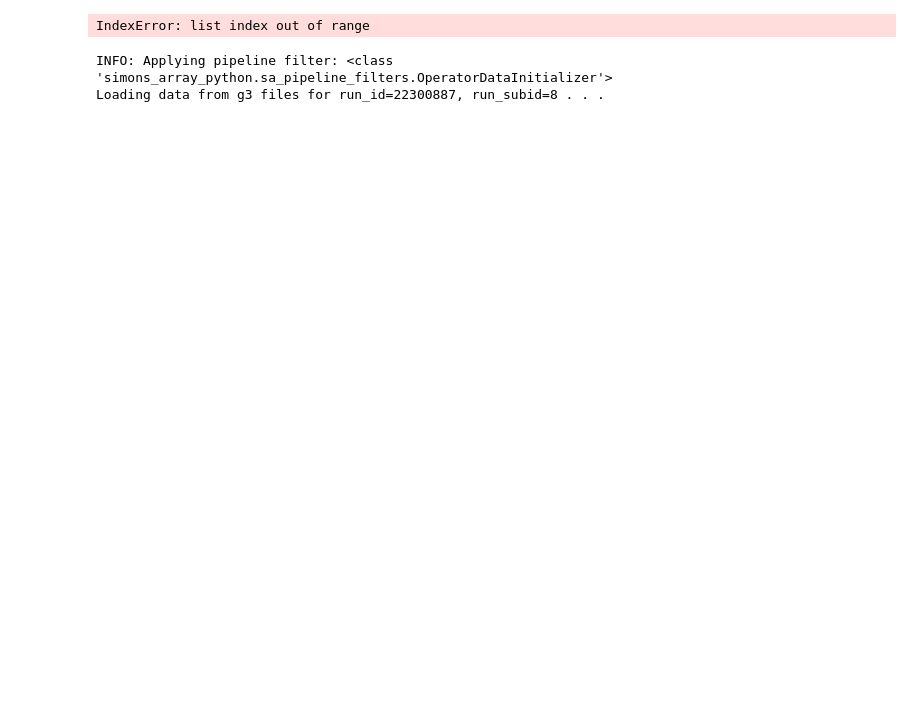
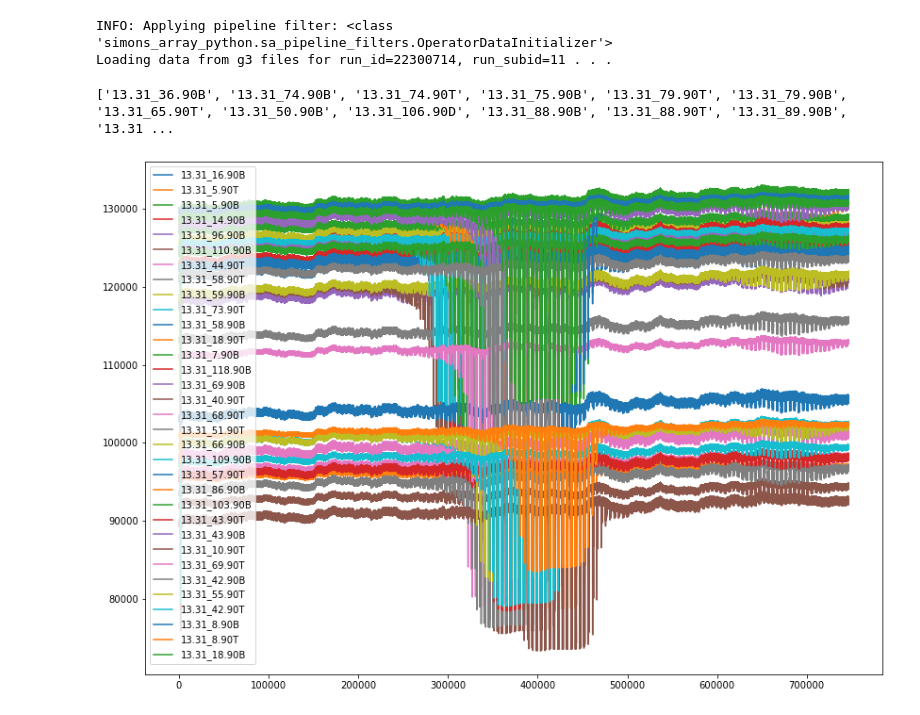
Before and after one commit to catyz/maps, a Jupyter notebook: demod_test.ipynb, the cells around one changed output. Drawn from its saved outputs; the diff is of its cells as text; code cells hidden in the pictures; blank space fills up the shorter version.

```diff
--- a/demod_test.ipynb
+++ b/demod_test.ipynb
@@ -31,10 +48,10 @@ for obs in sa_data.obs:
 %%capture
 pi = sa_pi.InputLevel0CachedByObsID(
     all_detectors = obs.detectors,
-    n_per_cache = 1,
+    n_per_cache = 100,
     readout_phase = 'I',
     load_slowdaq = False,
-    load_hwp = True,
+    load_hwp = False,
     load_dets = True,
     load_g3 = True,
     load_gcp = True,
@@ -44,14 +61,29 @@ pi = sa_pi.InputLevel0CachedByObsID(
 )
 
 sa_operator_stack = sa_pf.OperatorComposite(
-    sa_hwp.HWPAngleCalculator(encoder_reference_angle=0),
+#     sa_hwp.HWPSignalFilter(demod_modes=[0, 4], decimate_factor=1),
+#     sa_hwp.HWPAngleCalculator(encoder_reference_angle=0),
+#     sa_pf.OperatorRemoveTODMean(),
     sa_pf.OperatorDataInitializer(pi),
 )
 sa_operator_stack.exec(sa_data)
 # %% [output]
-IndexError: list index out of range
+INFO: Applying pipeline filter: <class 'simons_array_python.sa_pipeline_filters.OperatorDataInitializer'>
+Loading data from g3 files for run_id=22300714, run_subid=11 . . .
-INFO: Applying pipeline filter: <class 'simons_array_python.sa_pipeline_filters.OperatorDataInitializer'>
-Loading data from g3 files for run_id=22300887, run_subid=8 . . .
 # %%
 tod = sa_data.obs[0].tod_list[0]
+# %%
+bad = []
+plt.figure(figsize=(14,10))
+for det in obs.detectors:
+    raw = tod.read(f'{det}-I')
+    if raw is None:
+        bad.append(str(det))
+        continue
+    plt.plot(raw, label=f'{det}')
+plt.legend(loc='upper left')
+print(bad)
+# %% [output]
+['13.31_36.90B', '13.31_74.90B', '13.31_74.90T', '13.31_75.90B', '13.31_79.90T', '13.31_79.90B', '13.31_65.90T', '13.31_50.90B', '13.31_106.90D', '13.31_88.90B', '13.31_88.90T', '13.31_89.90B', '13.31 ...
+[figure, added]
 # %%
```
Also changed, not shown: parts of 30 cells of this notebook, 13 other files.
